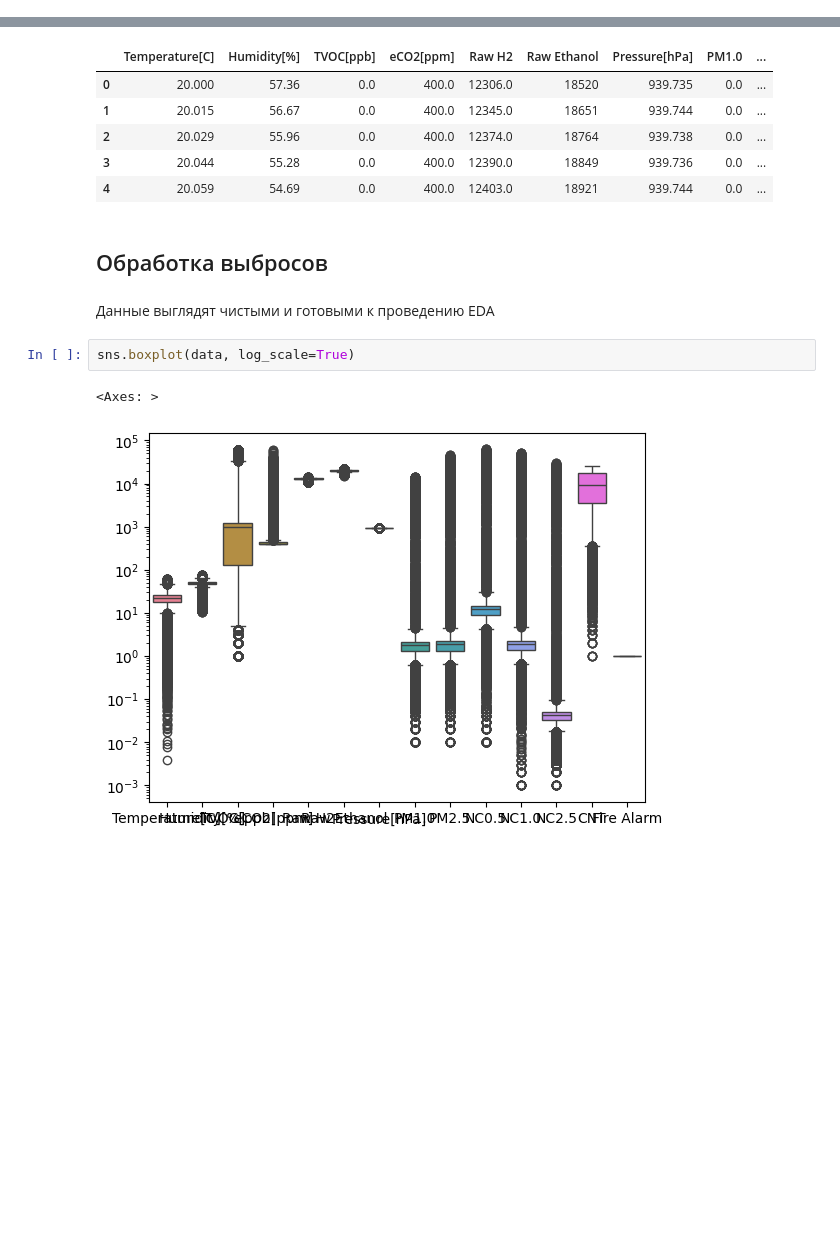
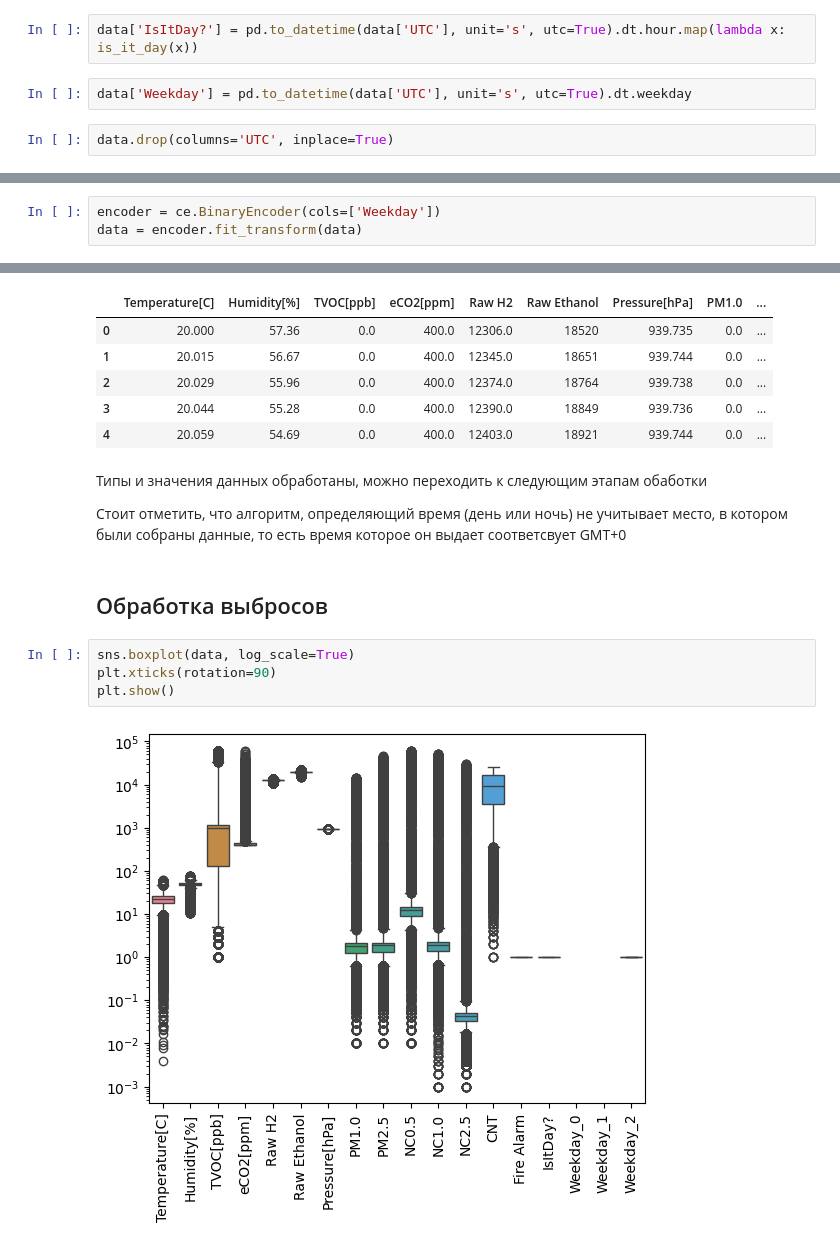
Before and after one commit to smnk-1/ML-studying, a Jupyter notebook: notebooks/SmokeDetectorEDA.ipynb, the cells around one changed output, grey strips where cells are left out. Saved outputs shown, nothing was run; the diff lists cells and outputs as text; blank space fills up the shorter version.

Commit message:
feat: add Binary encoding, timestamp proceeding

```diff
--- a/notebooks/SmokeDetectorEDA.ipynb
+++ b/notebooks/SmokeDetectorEDA.ipynb
@@ -70,3 +86,9 @@ data.describe()
+# %%
+data['IsItDay?'] = pd.to_datetime(data['UTC'], unit='s', utc=True).dt.hour.map(lambda x: is_it_day(x))
+# %%
+data['Weekday'] = pd.to_datetime(data['UTC'], unit='s', utc=True).dt.weekday
+# %%
+data.drop(columns='UTC', inplace=True)
 # %% [markdown]
 ## Обработка пропущенных значений
 # %%
@@ -134,0 +167,3 @@ memory usage: 6.9 MB
+# %%
+encoder = ce.BinaryEncoder(cols=['Weekday'])
+data = encoder.fit_transform(data)
@@ -168,13 +214,16 @@ data.head()
 | 2 | 20.029 | 55.96 | 0.0 | 400.0 | 12374.0 | 18764 | 939.738 | 0.0 | ... |
 | 3 | 20.044 | 55.28 | 0.0 | 400.0 | 12390.0 | 18849 | 939.736 | 0.0 | ... |
 | 4 | 20.059 | 54.69 | 0.0 | 400.0 | 12403.0 | 18921 | 939.744 | 0.0 | ... |
+# %% [markdown]
+Типы и значения данных обработаны, можно переходить к следующим этапам обаботки
+
+Стоит отметить, что алгоритм, определяющий время (день или ночь) не учитывает место, в котором были собраны данные, то есть время которое он выдает соответсвует GMT+0
 # %% [markdown]
 ## Обработка выбросов
-# %% [markdown]
-Данные выглядят чистыми и готовыми к проведению EDA
 # %%
 sns.boxplot(data, log_scale=True)
+plt.xticks(rotation=90)
+plt.show()
 # %% [output]
-<Axes: >
-[figure, old version]
+[figure, new version]
 # %% [markdown]
```
Also changed, not shown: parts of 24 cells of this notebook.
